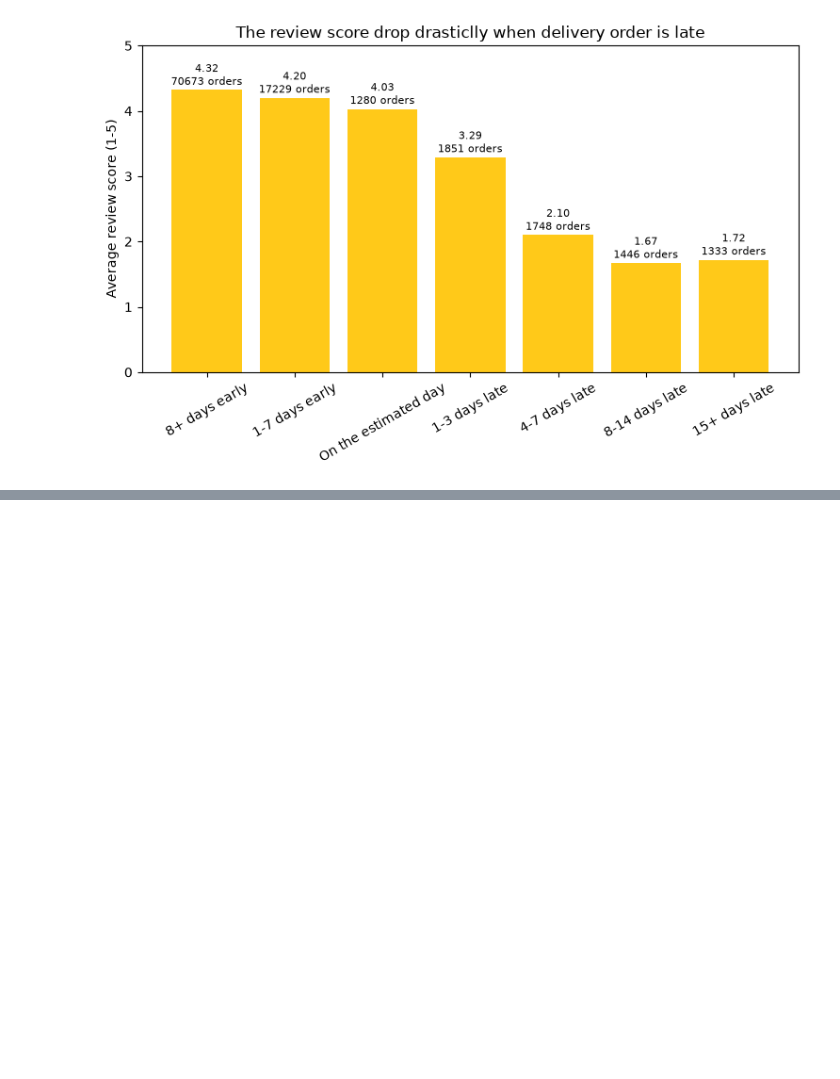
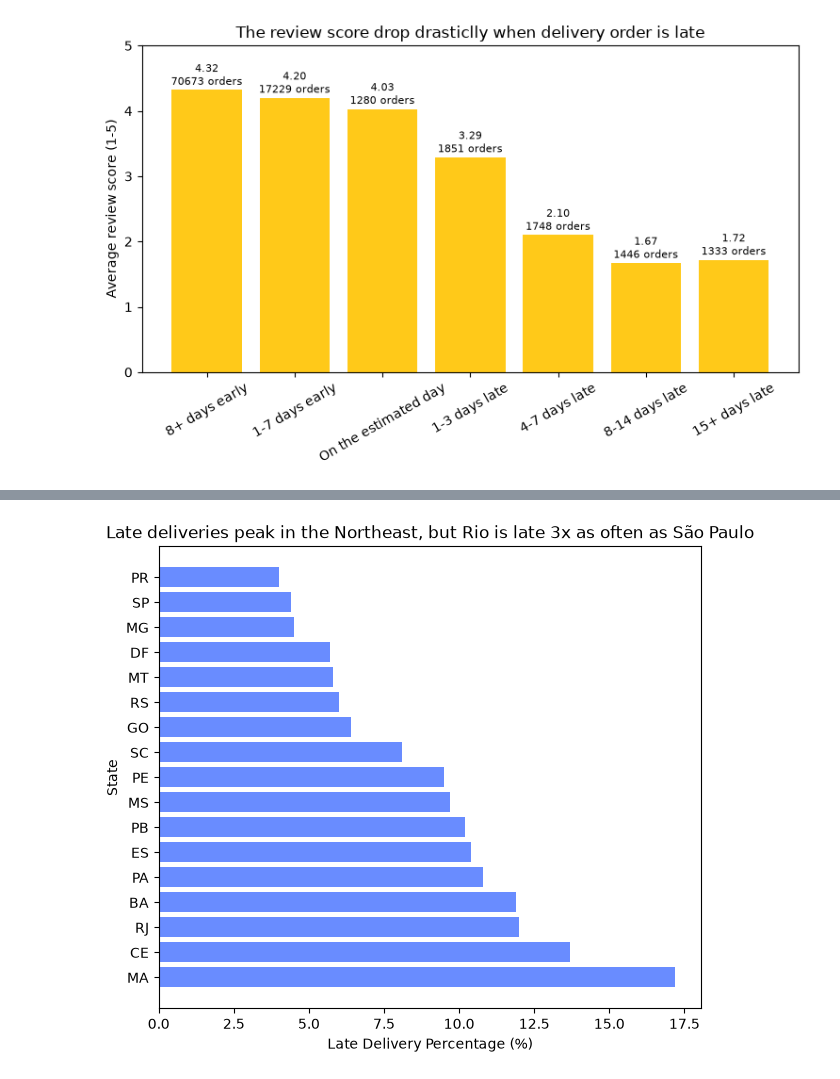
Before and after one commit to harry-chhorn/olist-customer-experience, a Jupyter notebook: notebooks/03_eda.ipynb, the cells around one changed output, grey strips where cells are left out. Saved outputs shown, nothing was run; the diff lists cells and outputs as text; code cells hidden in the pictures; blank space fills up the shorter version.

```diff
--- a/notebooks/03_eda.ipynb
+++ b/notebooks/03_eda.ipynb
@@ -274,0 +310,10 @@ fig.savefig("../images/04_avg_review_score_vs_delivery_date_bucket.png", dpi=150
+# %%
+df = q5.DataFrame()
+fig, ax = plt.subplots(figsize=(7, 6))
+ax.barh(df["customer_state"],df["late_percentage"], color="#698CFF")
+ax.set_ylabel("State")
+ax.set_xlabel("Late Delivery Percentage (%)")
+ax.set_title("Late deliveries peak in the Northeast, but Rio is late 3x as often as São Paulo")
+fig.savefig("../images/05.states_vs_late_delivery_percentage.png", dpi=150, bbox_inches="tight")
+# %% [output]
+[figure, added]
```
Also changed, not shown: parts of 32 cells of this notebook, 1 other file.
